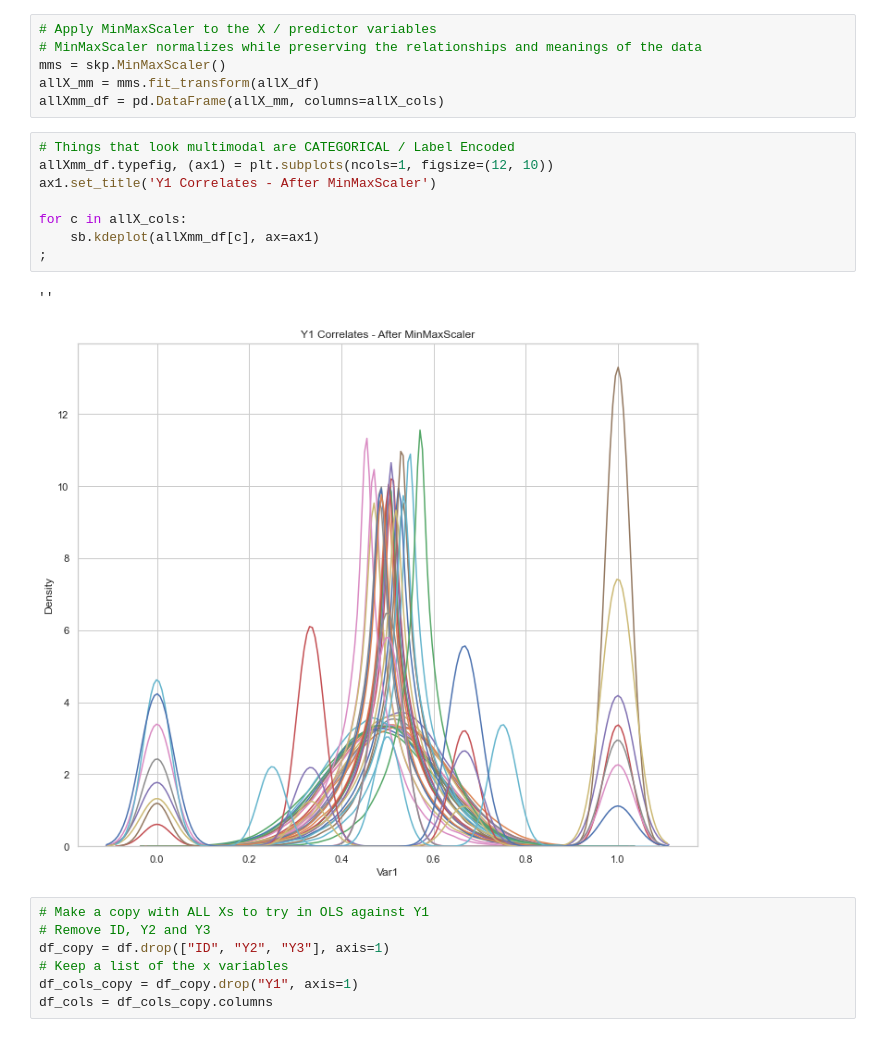
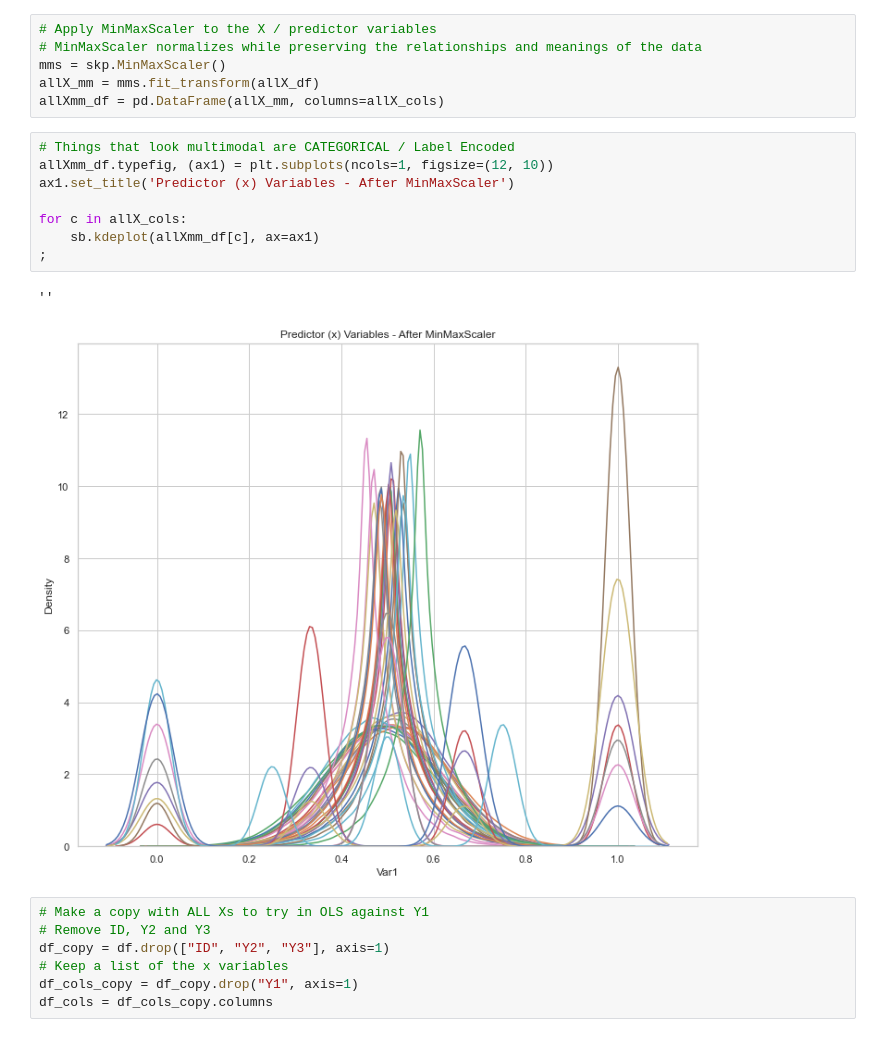
Before and after one commit to TrellixVulnTeam/DS_DDVW, a Jupyter notebook: Exploratory Script - Regression Data.ipynb, the cells around one changed output. Drawn from its saved outputs; the diff is of its cells as text.

```diff
--- a/Exploratory Script - Regression Data.ipynb
+++ b/Exploratory Script - Regression Data.ipynb
@@ -175,14 +179,14 @@ allXmm_df = pd.DataFrame(allX_mm, columns=allX_cols)
 # %%
 # Things that look multimodal are CATEGORICAL / Label Encoded
 allXmm_df.typefig, (ax1) = plt.subplots(ncols=1, figsize=(12, 10))
-ax1.set_title('Y1 Correlates - After MinMaxScaler')
+ax1.set_title('Predictor (x) Variables - After MinMaxScaler')
 
 for c in allX_cols:
     sb.kdeplot(allXmm_df[c], ax=ax1)
 ;
 # %% [output]
 ''
-[figure, old version]
+[figure, new version]
 # %%
 # Make a copy with ALL Xs to try in OLS against Y1
 # Remove ID, Y2 and Y3
```
Also changed, not shown: parts of 10 cells of this notebook.
